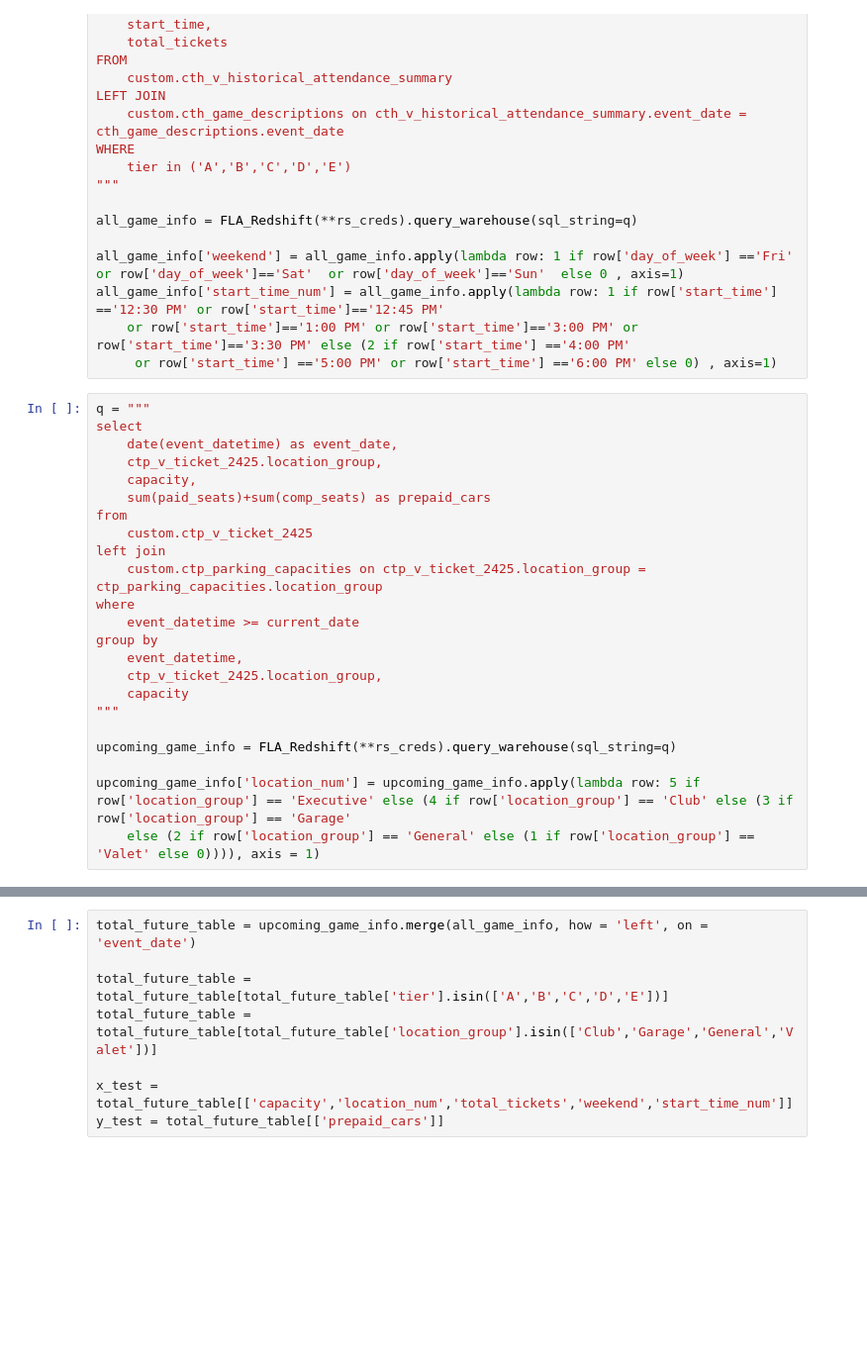
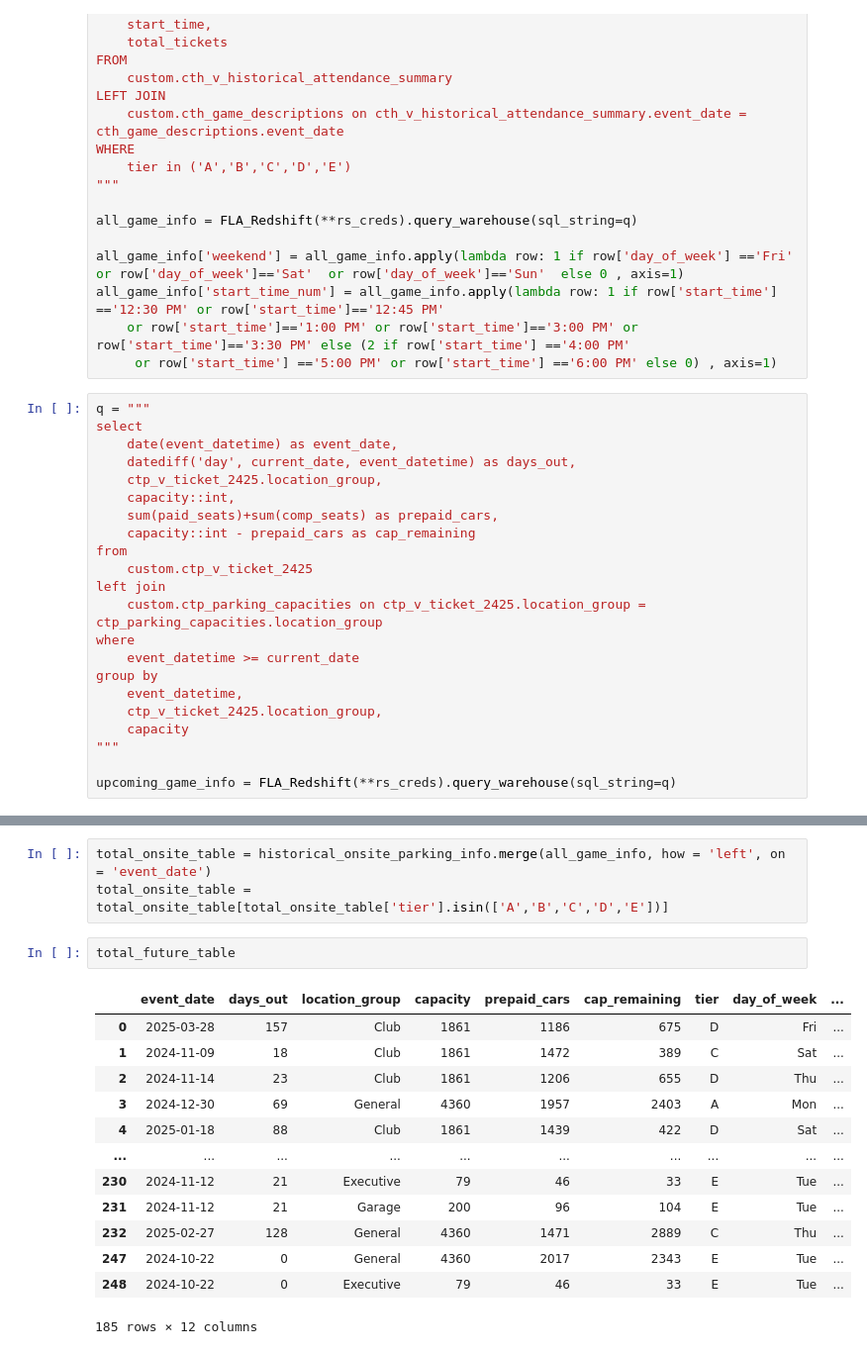
Before and after one commit to riffere-fla/pandas_party, a Jupyter notebook: parking_model_2425.ipynb, the cells around one changed output, grey strips where cells are left out. Shown at 99% size. Drawn from its saved outputs; the diff is of its cells as text; blank space fills up the shorter version.

```diff
--- a/parking_model_2425.ipynb
+++ b/parking_model_2425.ipynb
@@ -110,9 +208,11 @@ all_game_info['start_time_num'] = all_game_info.apply(lambda row: 1 if row['star
 q = """
 select
     date(event_datetime) as event_date,
+    datediff('day', current_date, event_datetime) as days_out,
     ctp_v_ticket_2425.location_group,
-    capacity,
-    sum(paid_seats)+sum(comp_seats) as prepaid_cars
+    capacity::int,
+    sum(paid_seats)+sum(comp_seats) as prepaid_cars,
+    capacity::int - prepaid_cars as cap_remaining
 from
     custom.ctp_v_ticket_2425
 left join
@@ -126,6 +226,3 @@ group by
 """
 
 upcoming_game_info = FLA_Redshift(**rs_creds).query_warehouse(sql_string=q)
-
-upcoming_game_info['location_num'] = upcoming_game_info.apply(lambda row: 5 if row['location_group'] == 'Executive' else (4 if row['location_group'] == 'Club' else (3 if row['location_group'] == 'Garage'
-    else (2 if row['location_group'] == 'General' else (1 if row['location_group'] == 'Valet' else 0)))), axis = 1)
@@ -141,9 +383,20 @@ y_train = total_table[['prepaid_cars']]
 # %%
-total_future_table = upcoming_game_info.merge(all_game_info, how = 'left', on = 'event_date')
-
-total_future_table = total_future_table[total_future_table['tier'].isin(['A','B','C','D','E'])]
-total_future_table = total_future_table[total_future_table['location_group'].isin(['Club','Garage','General','Valet'])]
-
-x_test = total_future_table[['capacity','location_num','total_tickets','weekend','start_time_num']]
-y_test = total_future_table[['prepaid_cars']]
+total_onsite_table = historical_onsite_parking_info.merge(all_game_info, how = 'left', on = 'event_date')
+total_onsite_table = total_onsite_table[total_onsite_table['tier'].isin(['A','B','C','D','E'])]
+# %%
+total_future_table
+# %% [output]
+|  | event_date | days_out | location_group | capacity | prepaid_cars | cap_remaining | tier | day_of_week | ... |
+| 0 | 2025-03-28 | 157 | Club | 1861 | 1186 | 675 | D | Fri | ... |
+| 1 | 2024-11-09 | 18 | Club | 1861 | 1472 | 389 | C | Sat | ... |
+| 2 | 2024-11-14 | 23 | Club | 1861 | 1206 | 655 | D | Thu | ... |
+| 3 | 2024-12-30 | 69 | General | 4360 | 1957 | 2403 | A | Mon | ... |
+| 4 | 2025-01-18 | 88 | Club | 1861 | 1439 | 422 | D | Sat | ... |
+| ... | ... | ... | ... | ... | ... | ... | ... | ... | ... |
+| 230 | 2024-11-12 | 21 | Executive | 79 | 46 | 33 | E | Tue | ... |
+| 231 | 2024-11-12 | 21 | Garage | 200 | 96 | 104 | E | Tue | ... |
+| 232 | 2025-02-27 | 128 | General | 4360 | 1471 | 2889 | C | Thu | ... |
+| 247 | 2024-10-22 | 0 | General | 4360 | 2017 | 2343 | E | Tue | ... |
+| 248 | 2024-10-22 | 0 | Executive | 79 | 46 | 33 | E | Tue | ... |
+185 rows × 12 columns
 # %%
```
Also changed, not shown: parts of 18 cells of this notebook.
